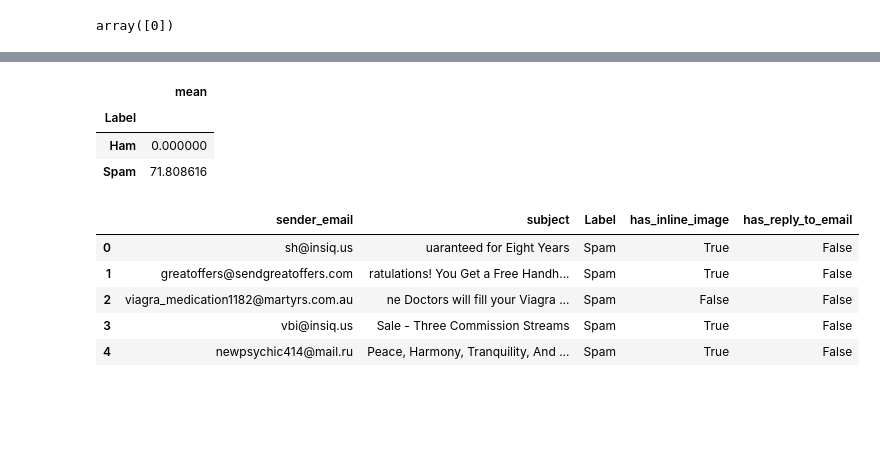
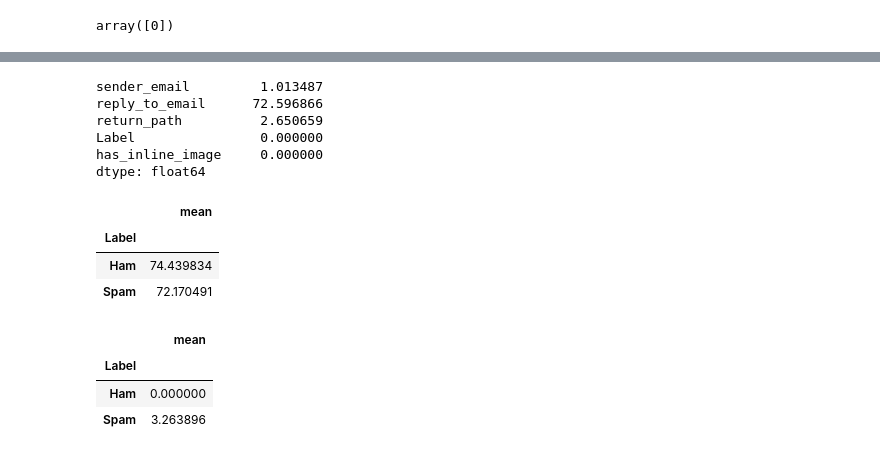
Before and after one commit to susmitpy/Spam-Email-Detector, a Jupyter notebook: Data/Data Wrangling/Scripts/Preprocessing Stage 1.ipynb, the cells around one changed output, grey strips where cells are left out. Saved outputs shown, nothing was run; the diff lists cells and outputs as text; code cells hidden in the pictures; blank space fills up the shorter version.

```diff
--- a/Data/Data Wrangling/Scripts/Preprocessing Stage 1.ipynb
+++ b/Data/Data Wrangling/Scripts/Preprocessing Stage 1.ipynb
@@ -86,18 +84,27 @@ df[df.Label == "Spam"][["sender_email","reply_to_email"]].sample(10)
+# %%
+df.isna().sum() / len(df) * 100
+# %% [output]
+sender_email         1.013487
+reply_to_email      72.596866
+return_path          2.650659
+Label                0.000000
+has_inline_image     0.000000
+dtype: float64
 # %%
-df["has_reply_to_email"] = df["reply_to_email"].map(lambda x: x=="None")
-df.drop("reply_to_email",axis=1,inplace=True)
-df.groupby("Label")["has_reply_to_email"].agg(["mean"])*100
+df["no_reply_to_email"] = df["reply_to_email"].isna() # true -> does not have
+df.groupby("Label")["no_reply_to_email"].agg(["mean"])*100
 # %% [output]
 |  | mean |
 | Label |  |
-| Ham | 0.000000 |
-| Spam | 71.808616 |
+| Ham | 74.439834 |
+| Spam | 72.170491 |
-# %%
-df.head()
-# %% [output]
-|  | sender_email | subject | Label | has_inline_image | has_reply_to_email |
-| 0 | sh@insiq.us | uaranteed for Eight Years | Spam | True | False |
-| 1 | greatoffers@sendgreatoffers.com | ratulations! You Get a Free Handh... | Spam | True | False |
-| 2 | viagra_medication1182@martyrs.com.au | ne Doctors will fill your Viagra ... | Spam | False | False |
-| 3 | vbi@insiq.us | Sale - Three Commission Streams | Spam | True | False |
-| 4 | newpsychic414@mail.ru | Peace, Harmony, Tranquility, And ... | Spam | True | False |
+# %%
+df["no_return_path"] = df["return_path"].isna() # true -> does not have
+df.groupby("Label")["no_return_path"].agg(["mean"])*100
+
+# 3.26% of spam don't have return path
+# %% [output]
+|  | mean |
+| Label |  |
+| Ham | 0.000000 |
+| Spam | 3.263896 |
```
Also changed, not shown: parts of 23 cells of this notebook, 2 other files.
